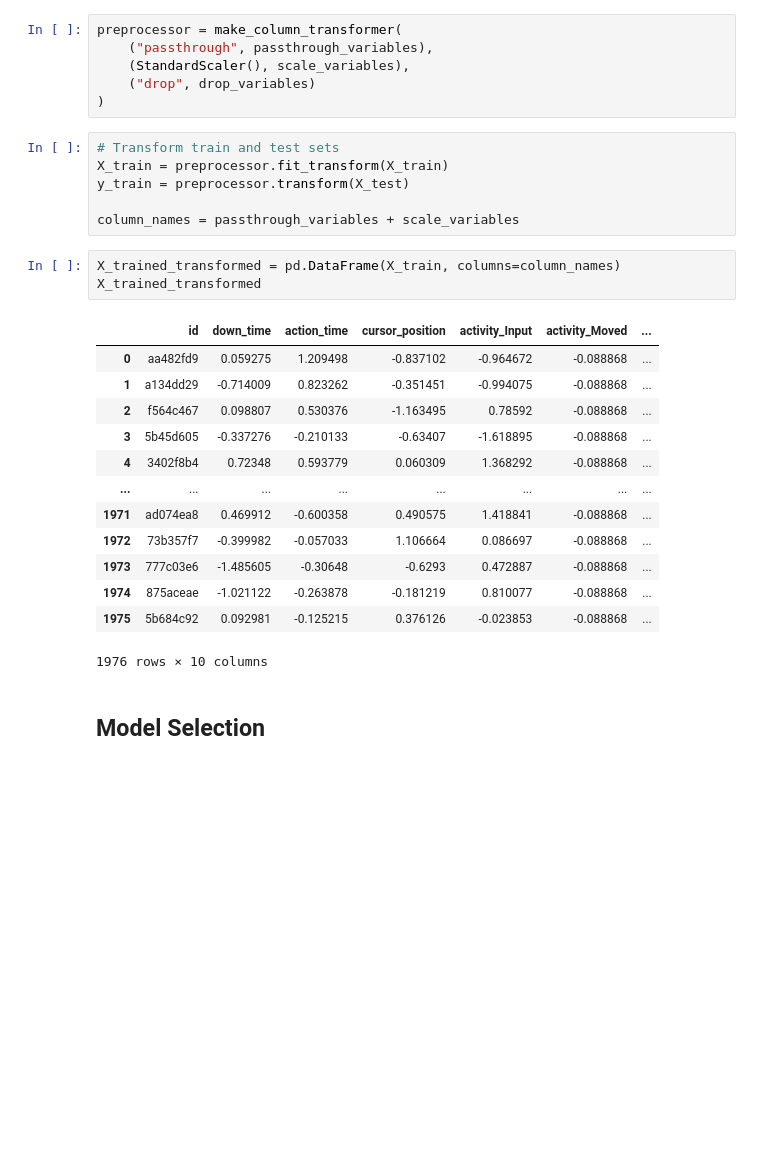
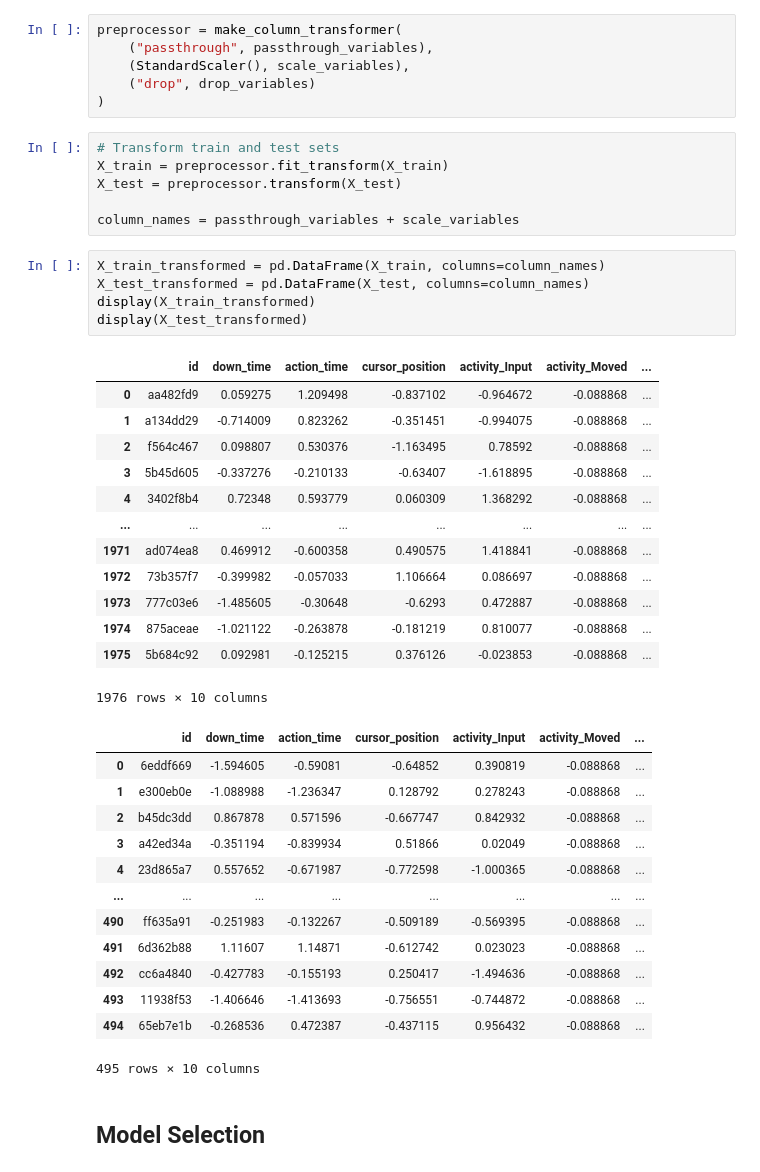
Before and after one commit to DryToaster/writing_competition, a Jupyter notebook: src/final_submission.ipynb, the cells around one changed output. Saved outputs shown, nothing was run; the diff lists cells and outputs as text; blank space fills up the shorter version.

```diff
--- a/src/final_submission.ipynb
+++ b/src/final_submission.ipynb
@@ -266,26 +266,41 @@ preprocessor = make_column_transformer(
 # %%
 # Transform train and test sets
 X_train = preprocessor.fit_transform(X_train)
-y_train = preprocessor.transform(X_test)
+X_test = preprocessor.transform(X_test)
 
 column_names = passthrough_variables + scale_variables
-# %%
-X_trained_transformed = pd.DataFrame(X_train, columns=column_names)
-X_trained_transformed
-# %% [output]
-|  | id | down_time | action_time | cursor_position | activity_Input | activity_Moved | ... |
-| 0 | aa482fd9 | 0.059275 | 1.209498 | -0.837102 | -0.964672 | -0.088868 | ... |
-| 1 | a134dd29 | -0.714009 | 0.823262 | -0.351451 | -0.994075 | -0.088868 | ... |
-| 2 | f564c467 | 0.098807 | 0.530376 | -1.163495 | 0.78592 | -0.088868 | ... |
-| 3 | 5b45d605 | -0.337276 | -0.210133 | -0.63407 | -1.618895 | -0.088868 | ... |
-| 4 | 3402f8b4 | 0.72348 | 0.593779 | 0.060309 | 1.368292 | -0.088868 | ... |
-| ... | ... | ... | ... | ... | ... | ... | ... |
-| 1971 | ad074ea8 | 0.469912 | -0.600358 | 0.490575 | 1.418841 | -0.088868 | ... |
-| 1972 | 73b357f7 | -0.399982 | -0.057033 | 1.106664 | 0.086697 | -0.088868 | ... |
-| 1973 | 777c03e6 | -1.485605 | -0.30648 | -0.6293 | 0.472887 | -0.088868 | ... |
-| 1974 | 875aceae | -1.021122 | -0.263878 | -0.181219 | 0.810077 | -0.088868 | ... |
-| 1975 | 5b684c92 | 0.092981 | -0.125215 | 0.376126 | -0.023853 | -0.088868 | ... |
-1976 rows × 10 columns
+# %%
+X_train_transformed = pd.DataFrame(X_train, columns=column_names)
+X_test_transformed = pd.DataFrame(X_test, columns=column_names)
+display(X_train_transformed)
+display(X_test_transformed)
+# %% [output]
+|  | id | down_time | action_time | cursor_position | activity_Input | activity_Moved | ... |
+| 0 | aa482fd9 | 0.059275 | 1.209498 | -0.837102 | -0.964672 | -0.088868 | ... |
+| 1 | a134dd29 | -0.714009 | 0.823262 | -0.351451 | -0.994075 | -0.088868 | ... |
+| 2 | f564c467 | 0.098807 | 0.530376 | -1.163495 | 0.78592 | -0.088868 | ... |
+| 3 | 5b45d605 | -0.337276 | -0.210133 | -0.63407 | -1.618895 | -0.088868 | ... |
+| 4 | 3402f8b4 | 0.72348 | 0.593779 | 0.060309 | 1.368292 | -0.088868 | ... |
+| ... | ... | ... | ... | ... | ... | ... | ... |
+| 1971 | ad074ea8 | 0.469912 | -0.600358 | 0.490575 | 1.418841 | -0.088868 | ... |
+| 1972 | 73b357f7 | -0.399982 | -0.057033 | 1.106664 | 0.086697 | -0.088868 | ... |
+| 1973 | 777c03e6 | -1.485605 | -0.30648 | -0.6293 | 0.472887 | -0.088868 | ... |
+| 1974 | 875aceae | -1.021122 | -0.263878 | -0.181219 | 0.810077 | -0.088868 | ... |
+| 1975 | 5b684c92 | 0.092981 | -0.125215 | 0.376126 | -0.023853 | -0.088868 | ... |
+1976 rows × 10 columns
+|  | id | down_time | action_time | cursor_position | activity_Input | activity_Moved | ... |
+| 0 | 6eddf669 | -1.594605 | -0.59081 | -0.64852 | 0.390819 | -0.088868 | ... |
+| 1 | e300eb0e | -1.088988 | -1.236347 | 0.128792 | 0.278243 | -0.088868 | ... |
+| 2 | b45dc3dd | 0.867878 | 0.571596 | -0.667747 | 0.842932 | -0.088868 | ... |
+| 3 | a42ed34a | -0.351194 | -0.839934 | 0.51866 | 0.02049 | -0.088868 | ... |
+| 4 | 23d865a7 | 0.557652 | -0.671987 | -0.772598 | -1.000365 | -0.088868 | ... |
+| ... | ... | ... | ... | ... | ... | ... | ... |
+| 490 | ff635a91 | -0.251983 | -0.132267 | -0.509189 | -0.569395 | -0.088868 | ... |
+| 491 | 6d362b88 | 1.11607 | 1.14871 | -0.612742 | 0.023023 | -0.088868 | ... |
+| 492 | cc6a4840 | -0.427783 | -0.155193 | 0.250417 | -1.494636 | -0.088868 | ... |
+| 493 | 11938f53 | -1.406646 | -1.413693 | -0.756551 | -0.744872 | -0.088868 | ... |
+| 494 | 65eb7e1b | -0.268536 | 0.472387 | -0.437115 | 0.956432 | -0.088868 | ... |
+495 rows × 10 columns
 # %% [markdown]
 ## Model Selection
 # %% [markdown]
```
Also changed, not shown: parts of 5 cells of this notebook, 5 other files.
